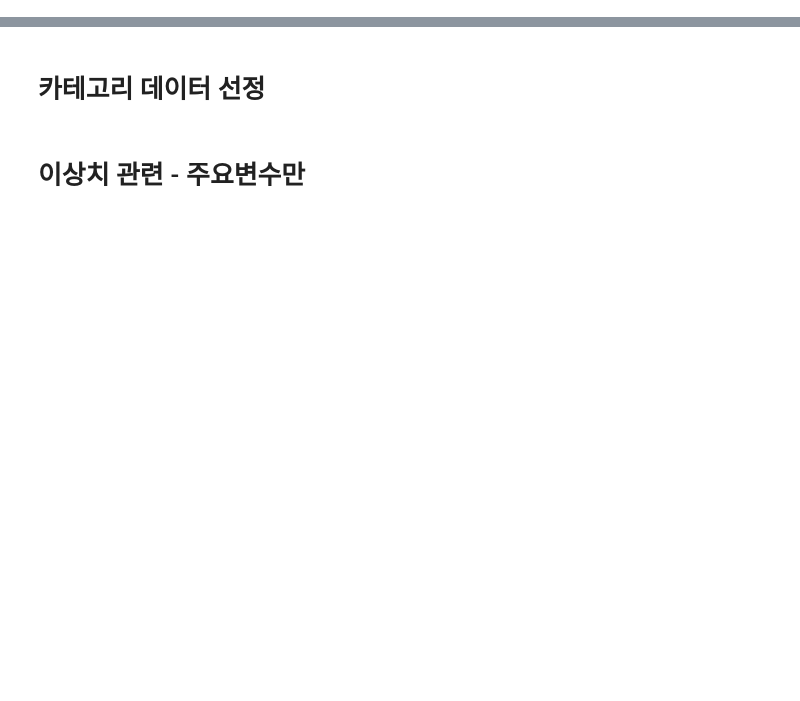
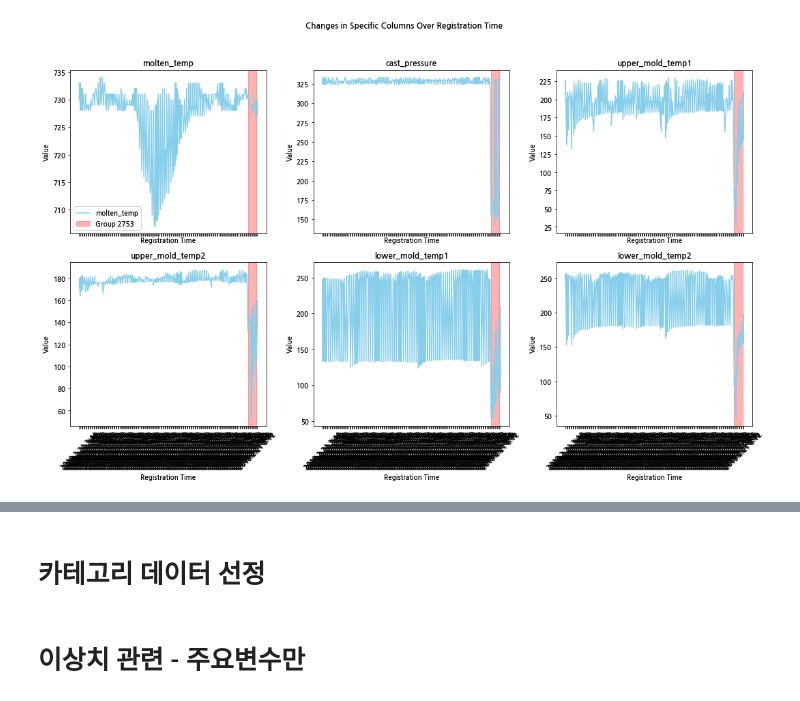
Before and after one commit to muk-jjang/2024_KAMP_casting_optimization_competition, a Jupyter notebook: EDA.ipynb, the cells around one changed output, grey strips where cells are left out. Cells and saved outputs as stored; diff of their text form; code cells hidden in the pictures; blank space fills up the shorter version.

```diff
--- a/EDA.ipynb
+++ b/EDA.ipynb
@@ -174,0 +99,6 @@ plt.show()
+# %%
+# date, time 컬럼 제거
+df_origin = df_origin.drop(['date', 'time'], axis = 1)
+# %%
+# 결측치가 많은 molten_volume, tryshot_signal, heating_furnace 컬럼 제거
+df_origin = df_origin.drop(['molten_volume', 'tryshot_signal', 'heating_furnace'], axis = 1)
@@ -174,0 +128,3 @@ plt.show()
+# %%
+# 단일 값을 가지는 열 제거
+df_origin = df_origin.drop(['line', 'name', 'mold_name', 'emergency_stop'], axis = 1)
@@ -174,0 +184,8 @@ plt.show()
+# %%
+time_group = [2752, 2753, 2754]
+#[3780, 3781, 3782]
+#[4044, 4045, 4046]
+#[2752, 2753, 2754]
+#[2370, 2371, 2372]
+time_df = df_origin[df_origin['group'].isin(time_group)]
+time_df
@@ -174,0 +214,37 @@ plt.show()
+# %%
+specific_cols = ['molten_temp', 'cast_pressure', 'upper_mold_temp1', 'upper_mold_temp2', 'lower_mold_temp1', 'lower_mold_temp2']
+
+# figure와 subplot 생성 (2x3 형태)
+fig, axes = plt.subplots(2, 3, figsize=(15, 10), sharex=True)
+fig.suptitle('Changes in Specific Columns Over Registration Time')
+
+# group 값이 3615인 registration_time 구간을 찾기
+highlight_start = time_df[time_df['group'] == 2753]['registration_time'].min()
+highlight_end = time_df[time_df['group'] == 2753]['registration_time'].max()
+
+# 각 specific_cols의 변화를 subplot에 그리기
+for i, col in enumerate(specific_cols):
+    row = i // 3
+    col_pos = i % 3
+
+    # 전체 데이터를 기본 색상으로 플롯
+    axes[row, col_pos].plot(time_df['registration_time'], time_df[col], label=col, color='skyblue')
+
+    # group이 3615인 구간을 배경색으로 강조
+    axes[row, col_pos].axvspan(highlight_start, highlight_end, color='red', alpha=0.3, label='Group 2753')
+
+    # 제목 및 축 레이블 설정
+    axes[row, col_pos].set_title(col)
+    axes[row, col_pos].set_xlabel('Registration Time')
+    axes[row, col_pos].set_ylabel('Value')
+    axes[row, col_pos].tick_params(axis='x', rotation=45)
+
+
+# 범례 추가 (하나의 subplot에만 표시되도록 설정)
+axes[0, 0].legend()
+
+# 레이아웃 조정
+plt.tight_layout(rect=[0, 0.03, 1, 0.95])
+plt.show()
+# %% [output]
+[figure, added]
```
Also changed, not shown: parts of 105 cells of this notebook.
